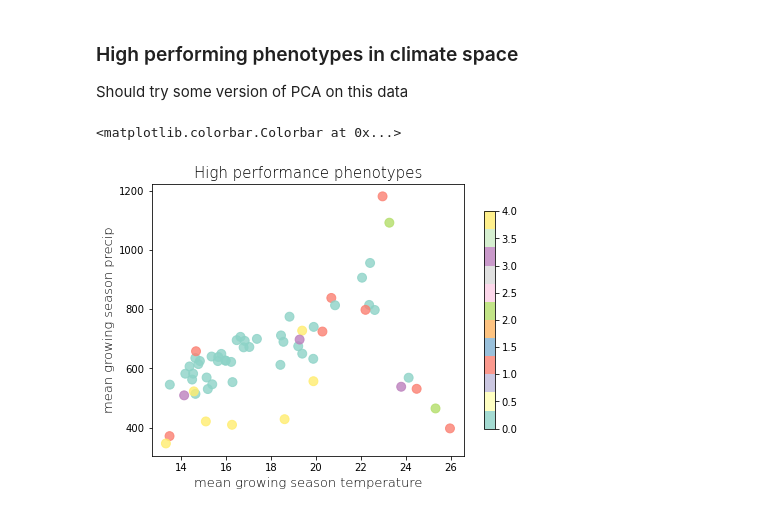
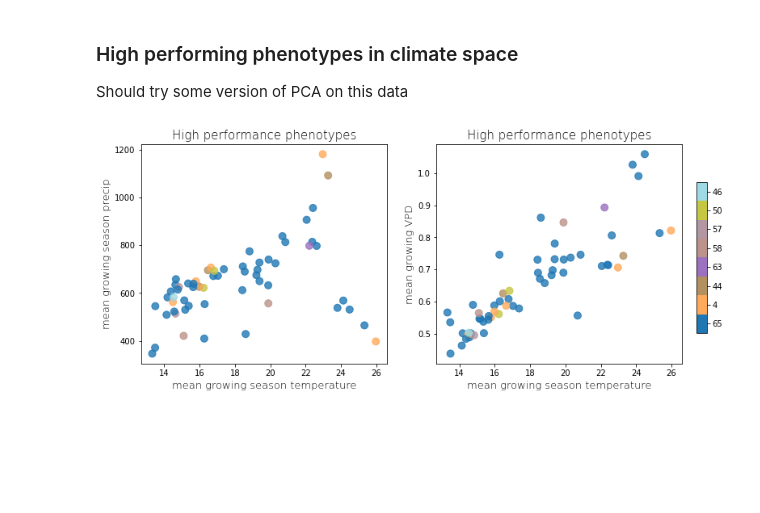
Before and after one commit to jennhsiao/upscale, a Jupyter notebook: notebooks/analys_performance.ipynb, the cells around one changed output. Saved outputs shown, nothing was run; the diff lists cells and outputs as text; code cells hidden in the pictures; blank space fills up the shorter version.

Commit message:
analysis on top phenotypes

```diff
--- a/notebooks/analys_performance.ipynb
+++ b/notebooks/analys_performance.ipynb
@@ -27,6 +31,7 @@ df_extended, df_stuck = parse_mature(df_all)
 # yield variance across site & years
 yield_mean = df_all.groupby('cvar').mean().dm_ear
 yield_variance = df_all.groupby('cvar').var().dm_ear
+yield_disp = yield_variance/yield_mean
 
 # visulization
 fig = plt.figure(figsize=(8,4))
@@ -138,20 +186,2 @@ norm = mpl.colors.BoundaryNorm(bounds, cmap.N)
 # %% [markdown]
 ### Project onto map
-# %%
-# Fetch all high performing phenotype for all sites
-phenos_all = []
-for item in np.arange(n_pheno):
-    phenos_all.extend(list(df_pheno.iloc[:,item]))
-
-# Store into into dataframe
-df_phenos_all = pd.DataFrame(phenos_all, columns=['pheno'])
-df_phenos_all['count'] = 1
-df_pheno_counts = df_phenos_all.groupby('pheno').sum()
-
-# Loop through site
-phenos_high_perform = []
-for site in sorted(sites):
-    df_pheno_site = df_pheno.query(f'sites=="{site}"')
-    pheno_select = df_pheno_site.iloc[:, 0:n_pheno].values.tolist()[0]
-    pheno_prevalent = df_pheno_counts.loc[pheno_select, 'count'].idxmax()
-    phenos_high_perform.append(pheno_prevalent)
@@ -241,18 +220,41 @@ fig.colorbar(mp, shrink=0.8)
 ### High performing phenotypes in climate space
 Should try some version of PCA on this data
 # %%
+# Phenotype performance rank
+pheno = 'pheno2'
+
+# Factorize pheno number
+color_list = list(pd.factorize(df_pheno[pheno])[0])
+
+# Set up customized colormap
+num_colors = len(set(color_list))
+custom_cmap, bounds, norm = custom_colormap(num_colors)
+
+# Climate
 site_temps = df_all.groupby('site').mean().temp
 site_vpds = df_all.groupby('site').mean().vpd
 site_precips = df_all.groupby('site').mean().precip
 
-fig = plt.figure(figsize=(7,5))
-ax = fig.add_subplot(1,1,1)
-sc = ax.scatter(site_temps, site_precips, c=color_list, cmap='Set3', s=80, alpha=0.8)
-ax.set_title('High performance phenotypes', fontweight='light', size=15)
-ax.set_xlabel('mean growing season temperature', fontweight='light', size=13)
-ax.set_ylabel('mean growing season precip', fontweight='light', size=13)
+# Visualization
+fig = plt.figure(figsize=(12,5))
+ax1 = fig.add_subplot(1,2,1)
+sc1 = ax1.scatter(site_temps, site_precips, c=color_list, cmap=custom_cmap, s=80, alpha=0.8)
+ax1.set_title('High performance phenotypes', fontweight='light', size=15)
+ax1.set_xlabel('mean growing season temperature', fontweight='light', size=13)
+ax1.set_ylabel('mean growing season precip', fontweight='light', size=13)
 
-fig.colorbar(sc, shrink=0.8)
+ax2 = fig.add_subplot(1,2,2)
+sc2 = ax2.scatter(site_temps, site_vpds, c=color_list, cmap=custom_cmap, s=80, alpha=0.8)
+ax2.set_title('High performance phenotypes', fontweight='light', size=15)
+ax2.set_xlabel('mean growing season temperature', fontweight='light', size=13)
+ax2.set_ylabel('mean growing VPD', fontweight='light', size=13)
+
+# Custom colorbar for qualitative data
+ax2 = fig.add_axes([0.92, 0.23, 0.015, 0.52])
+cb = mpl.colorbar.ColorbarBase(ax2, cmap=custom_cmap, norm=norm,
+                               spacing='proportional', ticks=bounds, boundaries=bounds)
+c_range = cb.vmax - cb.vmin
+cb.set_ticks([cb.vmin + c_range / num_colors * (0.5 + item) for item in range(num_colors)])
+cb.set_ticklabels(list(pd.factorize(df_pheno[pheno])[1]))
 # %% [output]
-<matplotlib.colorbar.Colorbar at 0x...>
-[figure, old version]
+[figure, new version]
```
Also changed, not shown: parts of 21 cells of this notebook, 3 other files.
